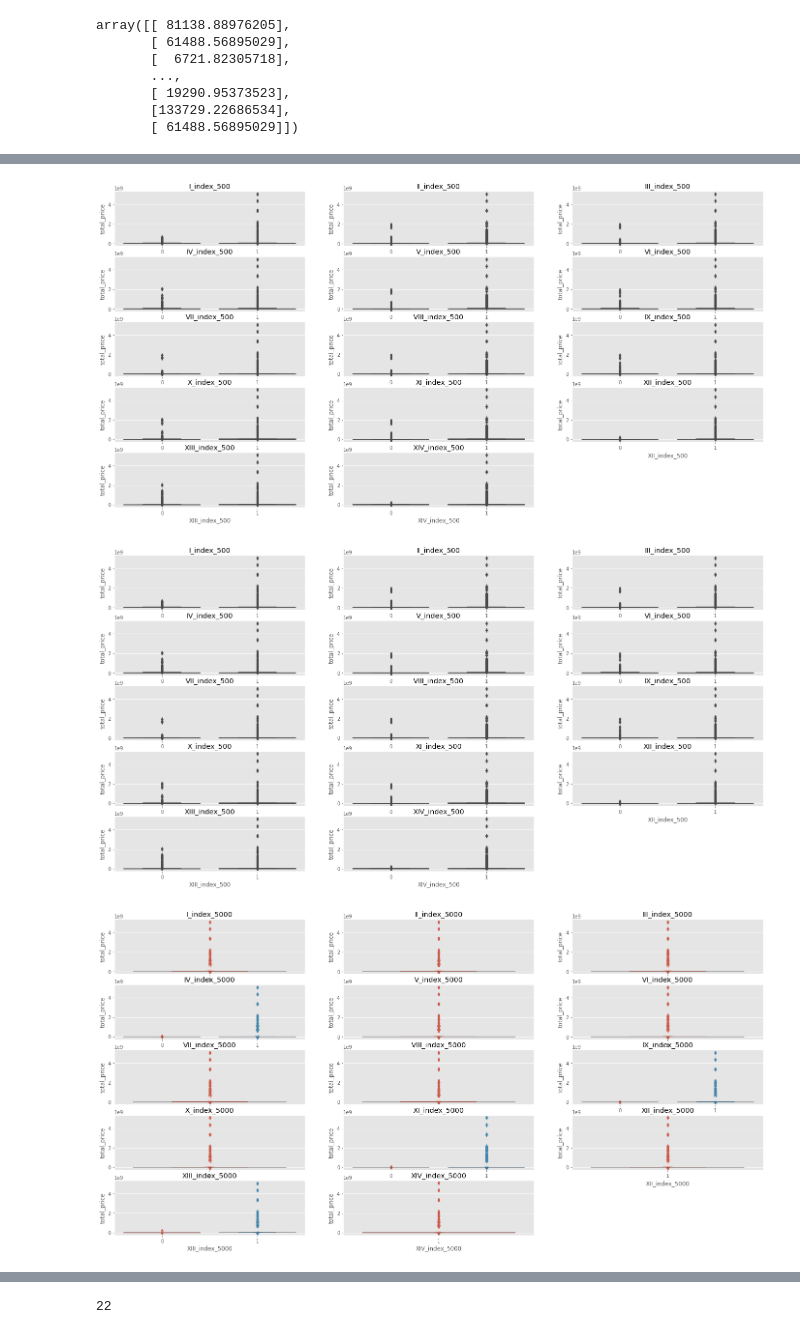
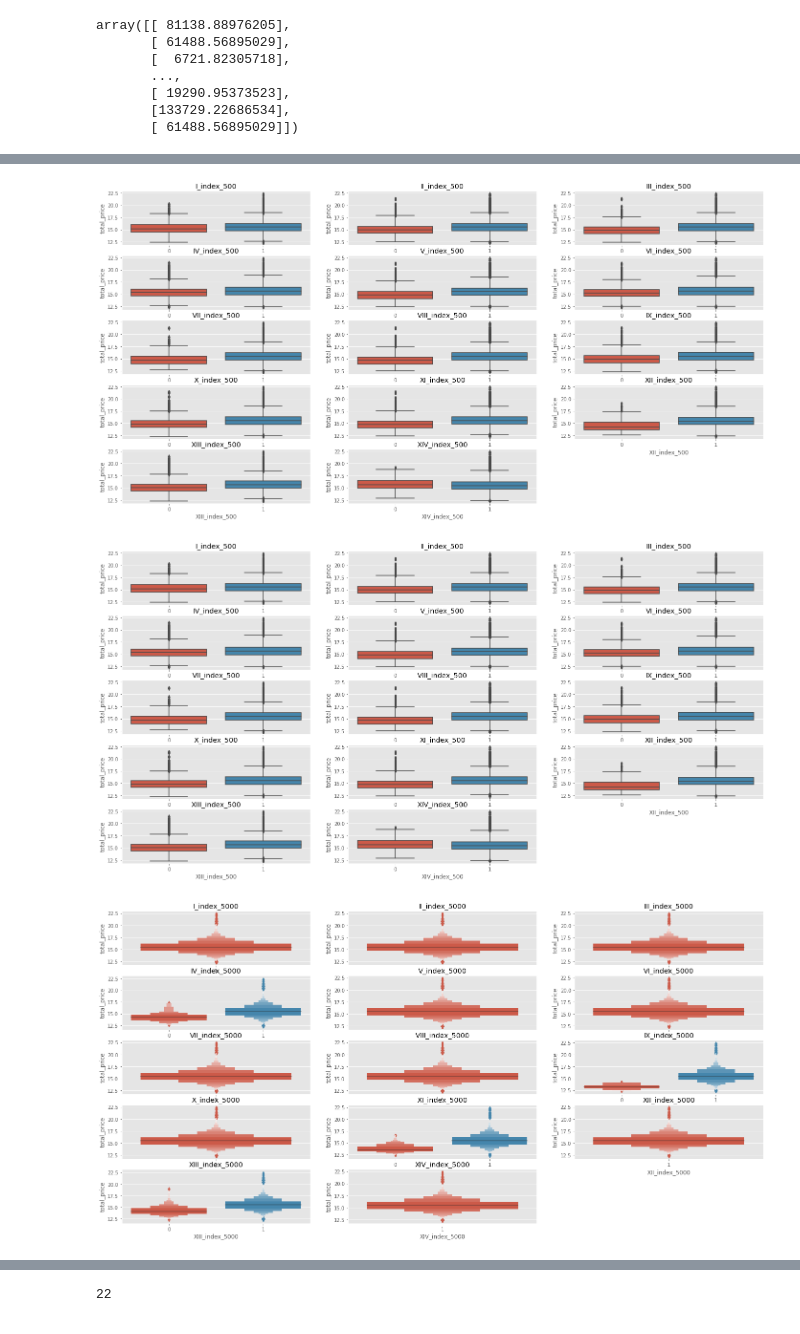
Before and after one commit to phacus/T-Brain_competition_predict_house_price, a Jupyter notebook: FE.ipynb, the cells around one changed output, grey strips where cells are left out. Cells and saved outputs as stored; diff of their text form; code cells hidden in the pictures.

```diff
--- a/FE.ipynb
+++ b/FE.ipynb
@@ -54,2 +43,0 @@ dtype: int64
-# %%
-train['house_price'] = train['total_price'] - train['parking_price']
@@ -211,5 +330,5 @@ fig = plt.figure(figsize= (24,12))
 for index, col in zip(range(14), [i for i in train.columns if i.endswith('_index_50')]):
     ax = fig.add_subplot(5,3, index+1)
     ax.set_title(col)
-    sns.boxplot(train[col], train['total_price'])
+    sns.boxplot(train[col], np.log1p(train['total_price']))
 # %% [output]
@@ -219,25 +338,25 @@ fig = plt.figure(figsize= (24,12))
 for index, col in zip(range(14), [i for i in train.columns if i.endswith('_index_500')]):
     ax = fig.add_subplot(5,3, index+1)
     ax.set_title(col)
-    sns.boxplot(train[col], train['total_price'])
+    sns.boxplot(train[col], np.log1p(train['total_price']))
 # %% [output]
-[figure, old version]
+[figure, new version]
 # %%
 fig = plt.figure(figsize= (24,12))
 for index, col in zip(range(14), [i for i in train.columns if i.endswith('_index_500')]):
     ax = fig.add_subplot(5,3, index+1)
     ax.set_title(col)
-    sns.boxplot(train[col], train['total_price'])
+    sns.boxplot(train[col], np.log1p(train['total_price']))
 # %% [output]
-[figure, old version]
+[figure, new version]
 # %%
 fig = plt.figure(figsize= (24,12))
 for index, col in zip(range(14), [i for i in train.columns if i.endswith('_index_5000')]):
     ax = fig.add_subplot(5,3, index+1)
     ax.set_title(col)
-    sns.boxenplot(train[col], train['total_price'])
+    sns.boxenplot(train[col], np.log1p(train['total_price']))
 # %% [output]
-[figure, old version]
+[figure, new version]
 # %%
 fig = plt.figure(figsize= (24,12))
 for index, col in zip(range(14), [i for i in train.columns if i.endswith('_index_10000')]):
```
Also changed, not shown: parts of 38 cells of this notebook, 6 other files.
